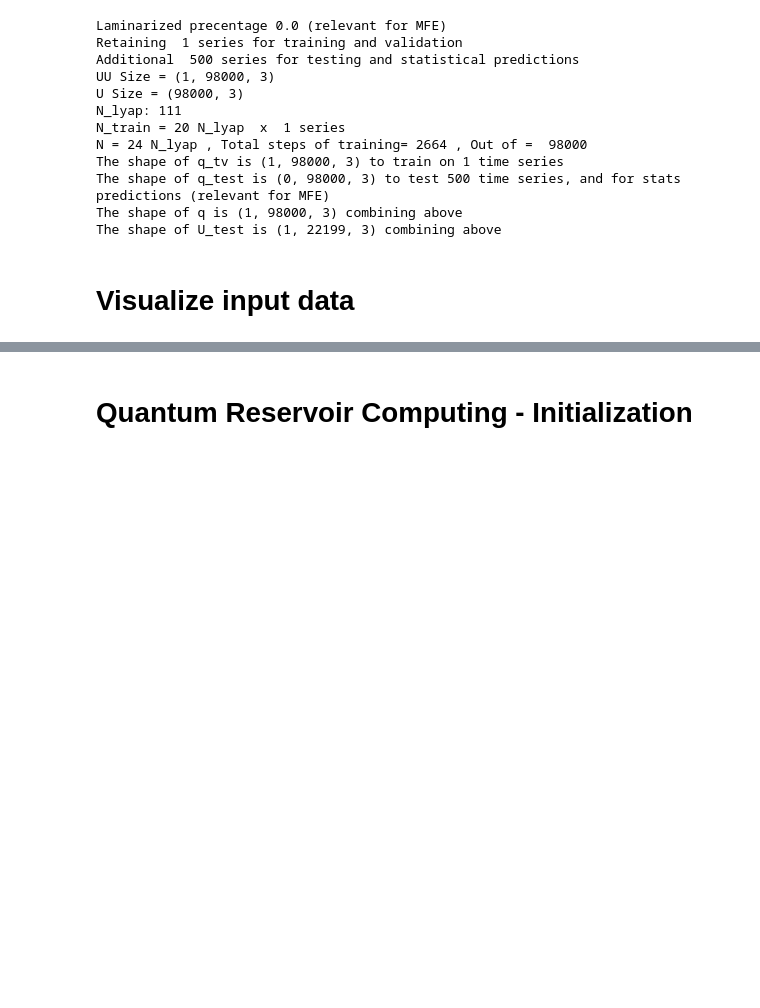
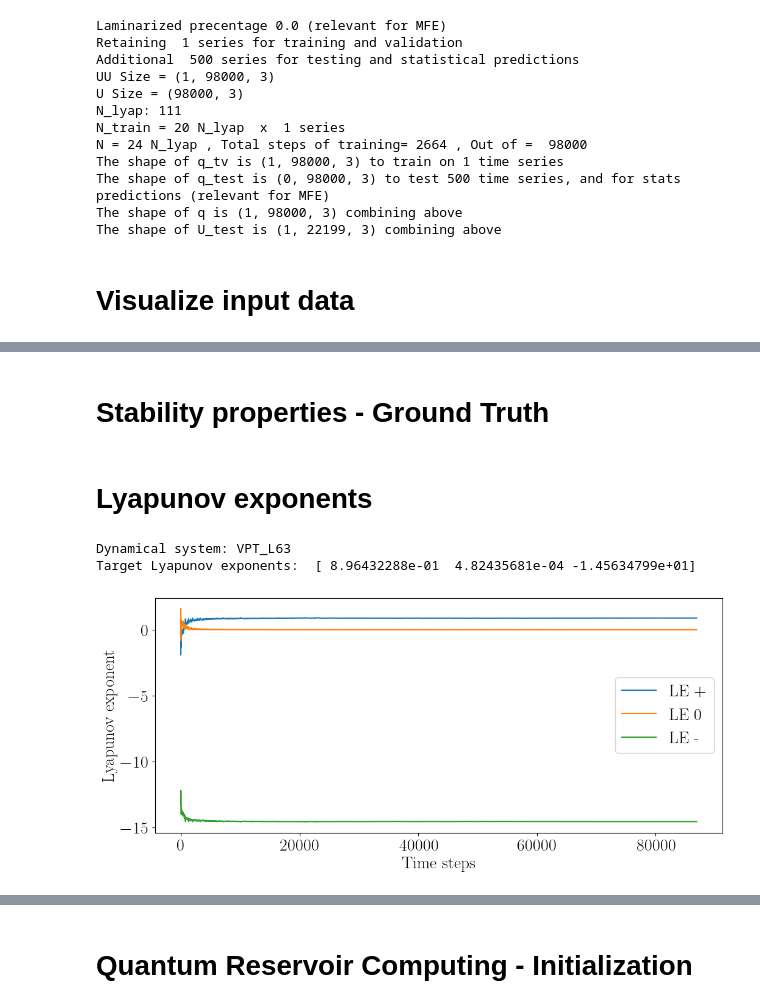
Before and after one commit to MagriLab/Stability_QRC_GS, a Jupyter notebook: src/Notebook.ipynb, the cells around one changed output, grey strips where cells are left out. Cells and saved outputs as stored; diff of their text form; code cells hidden in the pictures; blank space fills up the shorter version.

```diff
--- a/src/Notebook.ipynb
+++ b/src/Notebook.ipynb
@@ -483,0 +195,60 @@ Realization    : 5
+# %% [markdown]
+# Stability properties - Ground Truth
+# %% [markdown]
+# Lyapunov exponents
+# %%
+Ntotal = 1000*N_lyap #*5 # for CLVs angles and PDFs conversion ~ 50000 steps required
+Ntherm = int(Ntotal /10)
+
+if save_fold == 'VPT_L63':
+    sys = 'lorenz63'
+    # params = [8/3, 28, 10]
+
+if save_fold == 'MFE':
+    sys = 'MFE'
+    params = []
+
+ensemble  = 1
+norm_time = 1
+LEs_ens  = []
+FTLE_ens = []
+RR_t_ens = []
+QQ_t_ens = []
+Yt_ens   = []
+
+eom = system.solve_lorenz63
+jac = system.solve_lorenz63_jac
+sys_type = "continuous"
+
+
+# X = UU[0][Ntotal:]
+X = q_unscaled[0][:Ntotal]
+
+physical_time = np.arange(0, X.shape[0] * dt, dt)
+
+LEs, FTLE, QQ, RR = calculate_LEs(save_fold,system,sys_type,X,physical_time,Ntherm,dt,norm_time,target_dim=3)
+
+V, theta, ftcle = calculate_CLVs(QQ,RR,dt)
+thetas = CLV_angles_true(V,target_dim=3)
+
+LEs_targ = LEs[-1]
+
+print('Target Lyapunov exponents: ',LEs_targ)
+
+plt.rcParams["figure.figsize"] = (12,5)
+plt.rcParams["font.size"] = 20
+
+if save_fold == 'VPT_L63':
+    plt.plot(LEs[:,0], label='LE +')
+    plt.plot(LEs[:,1], label='LE 0')
+    plt.plot(LEs[:,2], label='LE -')
+
+
+plt.xlabel("Time steps")
+plt.ylabel("Lyapunov exponent")
+plt.legend()
+plt.show()
+# %% [output]
+Dynamical system: VPT_L63
+Target Lyapunov exponents:  [ 8.96432288e-01  4.82435681e-04 -1.45634799e+01]
+[figure, added]
```
Also changed, not shown: parts of 35 cells of this notebook, 1 other file.
